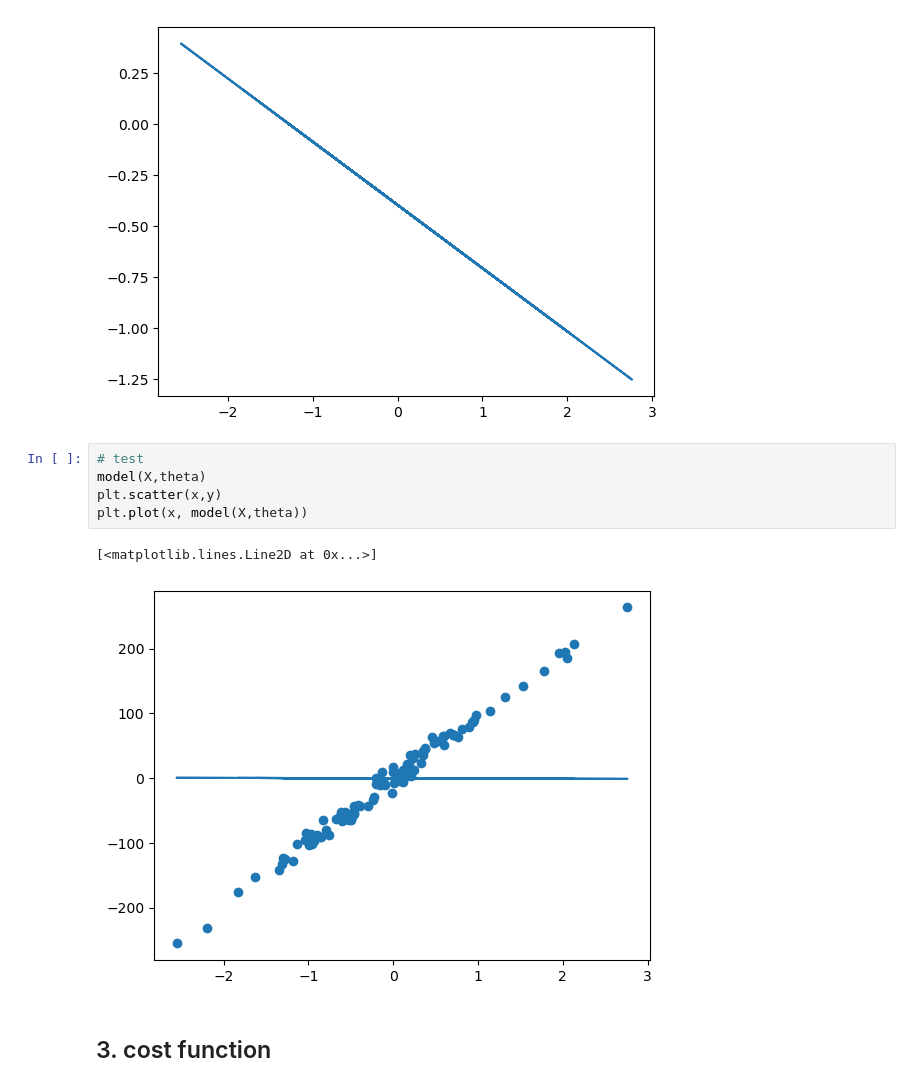
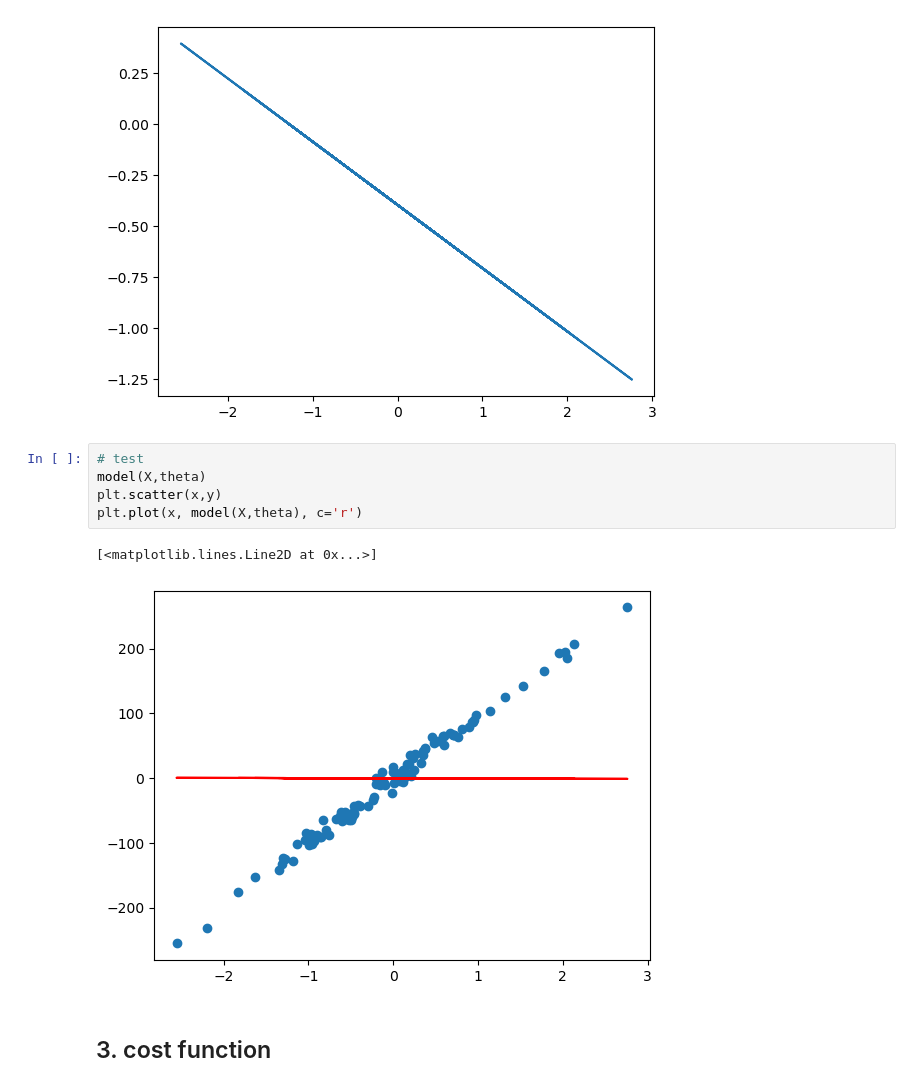
Before and after one commit to Oulayabk/Learning, a Jupyter notebook: Learning 1.ipynb, the cells around one changed output. Cells and saved outputs as stored; diff of their text form.

```diff
--- a/Learning 1.ipynb
+++ b/Learning 1.ipynb
@@ -48,11 +48,11 @@ plt.plot(x, model(X,theta))
 # %%
 # test
 model(X,theta)
 plt.scatter(x,y)
-plt.plot(x, model(X,theta))
+plt.plot(x, model(X,theta), c='r')
 # %% [output]
 [<matplotlib.lines.Line2D at 0x...>]
-[figure, old version]
+[figure, new version]
 # %% [markdown]
 ## 3. cost function
 # %%
```
Also changed, not shown: parts of 7 cells of this notebook.
